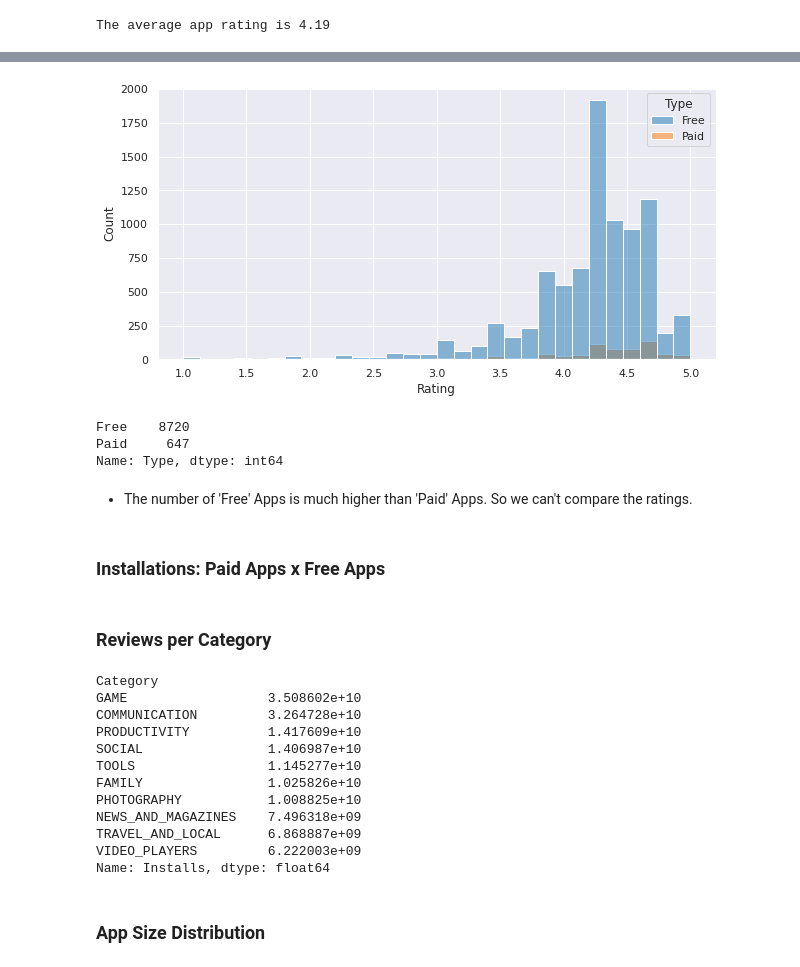
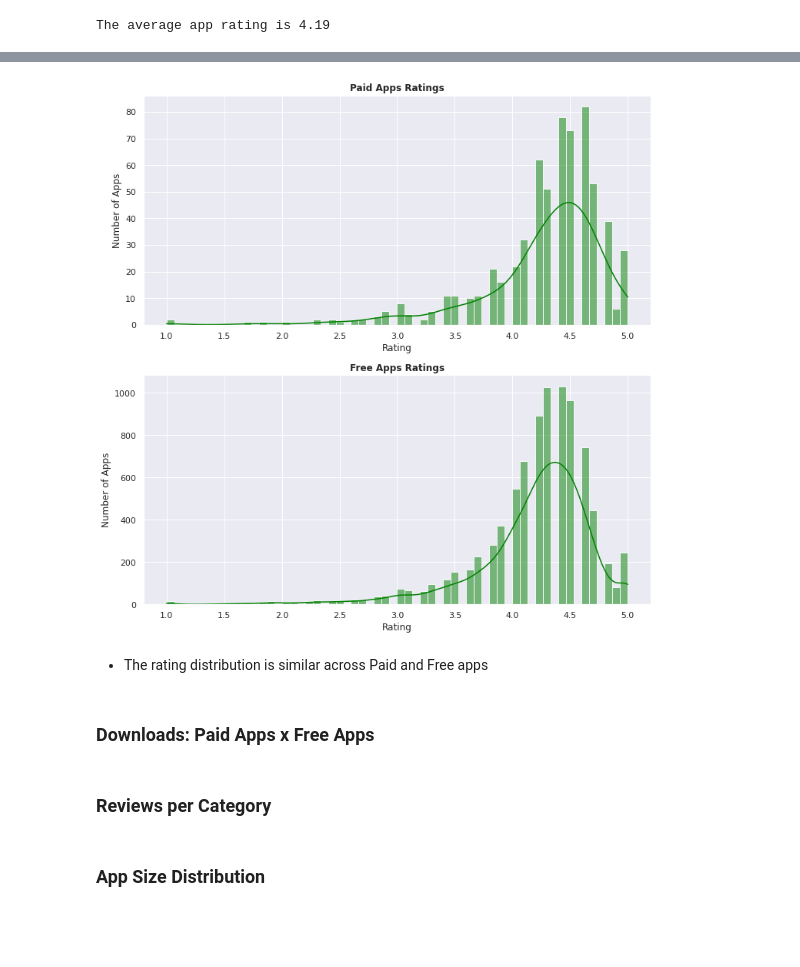
Before and after one commit to kimurarh/googleplay-analysis, a Jupyter notebook: Google-Play-Store-Analysis.ipynb, the cells around one changed output, grey strips where cells are left out. Drawn from its saved outputs; the diff is of its cells as text; code cells hidden in the pictures; blank space fills up the shorter version.

```diff
--- a/Google-Play-Store-Analysis.ipynb
+++ b/Google-Play-Store-Analysis.ipynb
@@ -378,36 +387,23 @@ plt.show()
-# %%
-fig, ax = plt.subplots(figsize=(10,5))
-sns.histplot(data=rated_apps, x='Rating', bins=30, hue='Type', palette='tab10')
-plt.show()
-# %% [output]
-[figure, removed]
-# %%
-rated_apps['Type'].value_counts()
-# %% [output]
-Free    8720
-Paid     647
-Name: Type, dtype: int64
-# %% [markdown]
-* The number of 'Free' Apps is much higher than 'Paid' Apps. So we can't compare the ratings.
+# %%
+paid_apps_ratings = rated_apps[rated_apps['Type'] == 'Paid']['Rating']
+free_apps_ratings = rated_apps[rated_apps['Type'] == 'Free']['Rating']
+
+fig, axs = plt.subplots(2, 1, figsize=(10,10), constrained_layout=True)
+
+sns.histplot(ax=axs[0], data=paid_apps_ratings, kde=True, color='g', bins=60)
+axs[0].set_title('Paid Apps Ratings', fontweight='bold')
+sns.histplot(ax=axs[1], data=free_apps_ratings, kde=True, color='g', bins=60)
+axs[1].set_title('Free Apps Ratings', fontweight='bold')
+for i in range(2): axs[i].set_ylabel('Number of Apps')
+plt.show()
+# %% [output]
+[figure, added]
+# %% [markdown]
+* The rating distribution is similar across Paid and Free apps
 # %% [markdown]
-### Installations: Paid Apps x Free Apps
+### Downloads: Paid Apps x Free Apps
 # %% [markdown]
 ### Reviews per Category
-# %%
-df_apps.groupby(['Category'])['Installs'].sum().sort_values(ascending=False).head(10)
-# %% [output]
-Category
-GAME                  3.508602e+10
-COMMUNICATION         3.264728e+10
-PRODUCTIVITY          1.417609e+10
-SOCIAL                1.406987e+10
-TOOLS                 1.145277e+10
-FAMILY                1.025826e+10
-PHOTOGRAPHY           1.008825e+10
-NEWS_AND_MAGAZINES    7.496318e+09
-TRAVEL_AND_LOCAL      6.868887e+09
-VIDEO_PLAYERS         6.222003e+09
-Name: Installs, dtype: float64
 # %% [markdown]
 ### App Size Distribution
 # %% [markdown]
```
Also changed, not shown: parts of 18 cells of this notebook, 1 other file.
